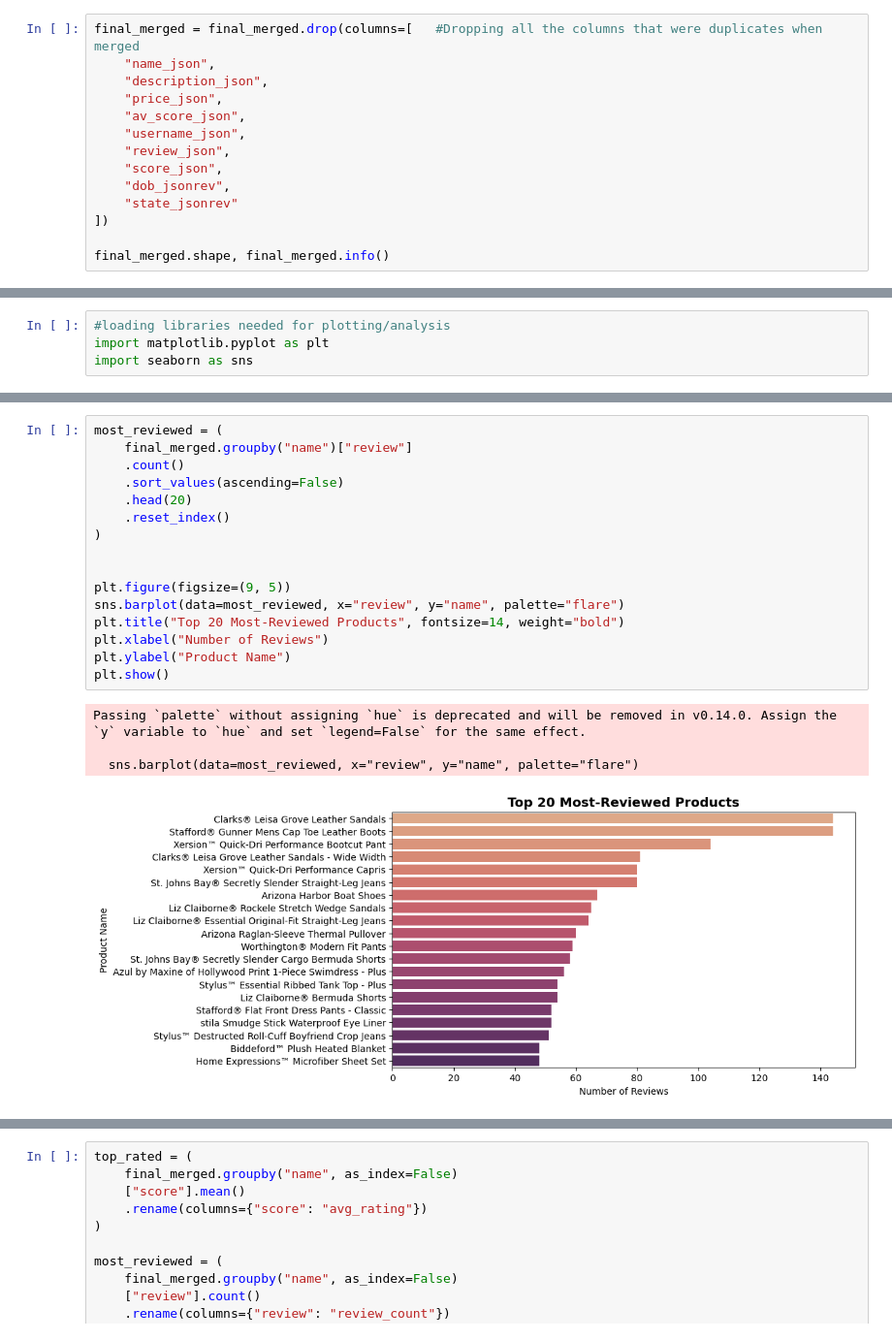
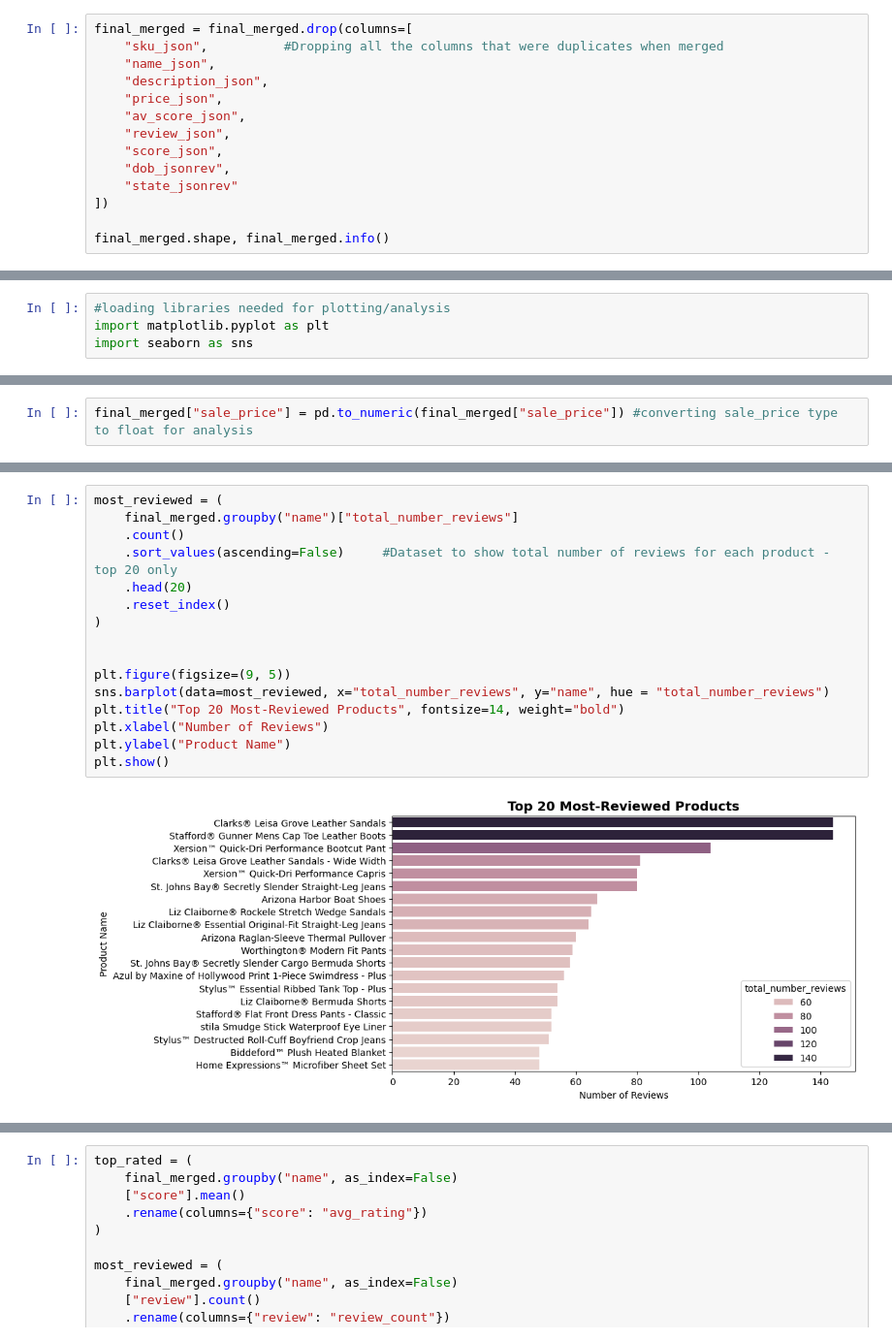
Before and after one commit to johnjtj92/BD2Project, a Jupyter notebook: 3034152_BD2.ipynb, the cells around one changed output, grey strips where cells are left out. Shown at 97% size. Drawn from its saved outputs; the diff is of its cells as text.

```diff
--- a/3034152_BD2.ipynb
+++ b/3034152_BD2.ipynb
@@ -664,10 +746,10 @@ memory usage: 63.9+ MB
 # %%
-final_merged = final_merged.drop(columns=[   #Dropping all the columns that were duplicates when merged
+final_merged = final_merged.drop(columns=[
+    "sku_json",          #Dropping all the columns that were duplicates when merged
     "name_json",
     "description_json",
     "price_json",
     "av_score_json",
-    "username_json",
     "review_json",
     "score_json",
     "dob_jsonrev",
@@ -881,0 +998,2 @@ plt.show()
+# %%
+final_merged["sale_price"] = pd.to_numeric(final_merged["sale_price"]) #converting sale_price type to float for analysis
@@ -882,21 +1021,18 @@ plt.show()
 # %%
 most_reviewed = (
-    final_merged.groupby("name")["review"]
+    final_merged.groupby("name")["total_number_reviews"]
     .count()
-    .sort_values(ascending=False)
+    .sort_values(ascending=False)     #Dataset to show total number of reviews for each product - top 20 only
     .head(20)
     .reset_index()
 )
 
 
 plt.figure(figsize=(9, 5))
-sns.barplot(data=most_reviewed, x="review", y="name", palette="flare")
+sns.barplot(data=most_reviewed, x="total_number_reviews", y="name", hue = "total_number_reviews")
 plt.title("Top 20 Most-Reviewed Products", fontsize=14, weight="bold")
 plt.xlabel("Number of Reviews")
 plt.ylabel("Product Name")
 plt.show()
 # %% [output]
-Passing `palette` without assigning `hue` is deprecated and will be removed in v0.14.0. Assign the `y` variable to `hue` and set `legend=False` for the same effect.
-
-  sns.barplot(data=most_reviewed, x="review", y="name", palette="flare")
-[figure, old version]
+[figure, new version]
```
Also changed, not shown: parts of 58 cells of this notebook.
